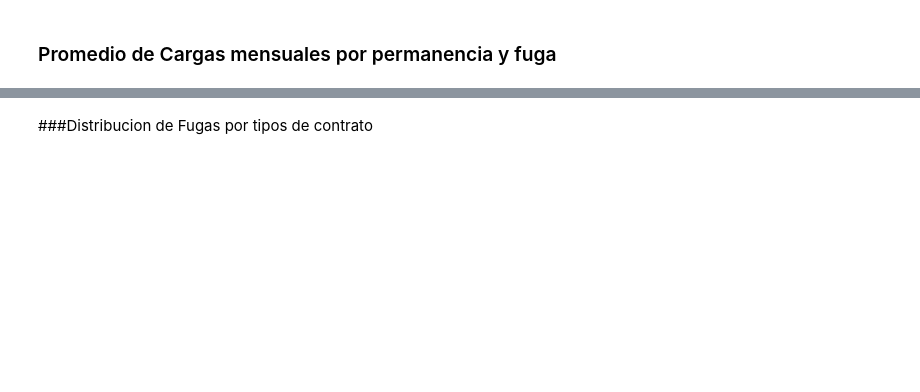
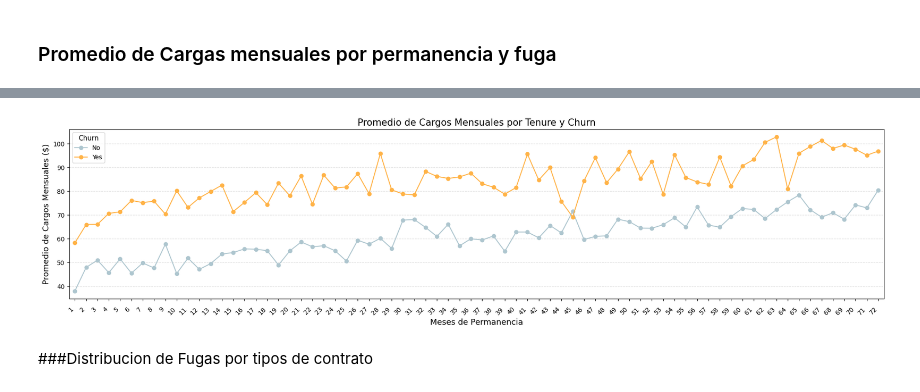
Before and after one commit to Saya-Sayita/Challenge2-TelecomX-main, a Jupyter notebook: Challenge2_TelecomX.ipynb, the cells around one changed output, grey strips where cells are left out. Drawn from its saved outputs; the diff is of its cells as text; code cells hidden in the pictures; blank space fills up the shorter version.

```diff
--- a/Challenge2_TelecomX.ipynb
+++ b/Challenge2_TelecomX.ipynb
@@ -611,2 +547,58 @@ fig.show()
+# %%
+df_grouped = df_normalizado.groupby(['customer.tenure', 'Churn'])['account.Charges.Monthly'].mean().reset_index()
+
+# Separar por churn
+df_yes = df_grouped[df_grouped['Churn'] == 'Yes']
+df_no = df_grouped[df_grouped['Churn'] == 'No']
+
+# Crear gráfico más ancho y controlado
+fig, ax = plt.subplots(figsize=(20, 6))  # Gráfico más extendido
+
+# Línea para 'No'
+ax.plot(df_no['customer.tenure'],
+        df_no['account.Charges.Monthly'],
+        marker='o',
+        linestyle='-',
+        color='#AEC6CF',
+        label='No')
+
+# Línea para 'Yes'
+ax.plot(df_yes['customer.tenure'],
+        df_yes['account.Charges.Monthly'],
+        marker='o',
+        linestyle='-',
+        color='#FFB347',
+        label='Yes')
+
+# Título y etiquetas
+ax.set_title('Promedio de Cargos Mensuales por Tenure y Churn', fontsize=15)
+ax.set_xlabel('Meses de Permanencia', fontsize=13)
+ax.set_ylabel('Promedio de Cargos Mensuales ($)', fontsize=13)
+
+# Eje X: mostrar todos los meses
+xticks = sorted(df_grouped['customer.tenure'].unique())
+ax.set_xticks(xticks)
+ax.set_xticklabels(xticks, rotation=45, ha='right', fontsize=10)
+ax.tick_params(axis='x', which='major', pad=8)
+
+# Reducir espacio entre 0 y 1 (agregar margen muy leve)
+ax.set_xlim(min(xticks) - 0.5, max(xticks) + 0.5)
+
+# Mejorar visibilidad del eje Y
+ax.yaxis.set_tick_params(labelsize=10)
+
+# Grilla
+ax.grid(axis='y', linestyle='--', alpha=0.4)
+
+# Leyenda
+ax.legend(title='Churn', fontsize=10, title_fontsize=11)
+
+# Márgenes ajustados
+plt.subplots_adjust(left=0.07, right=0.98, bottom=0.25, top=0.88)
+
+# Mostrar
+plt.show()
+# %% [output]
+[figure, added]
 # %% [markdown]
 ###Distribucion de Fugas por tipos de contrato
```
Also changed, not shown: parts of 34 cells of this notebook.
